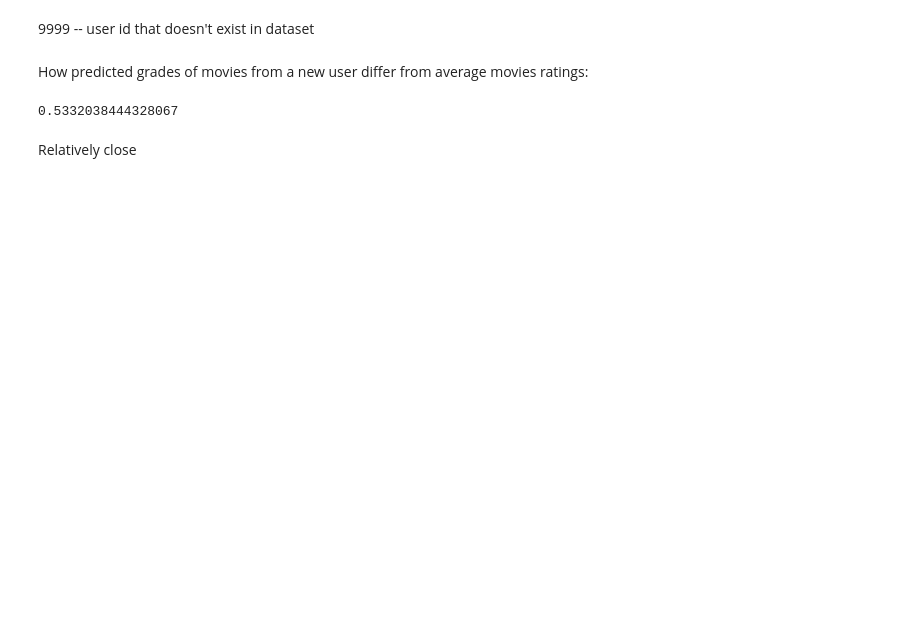
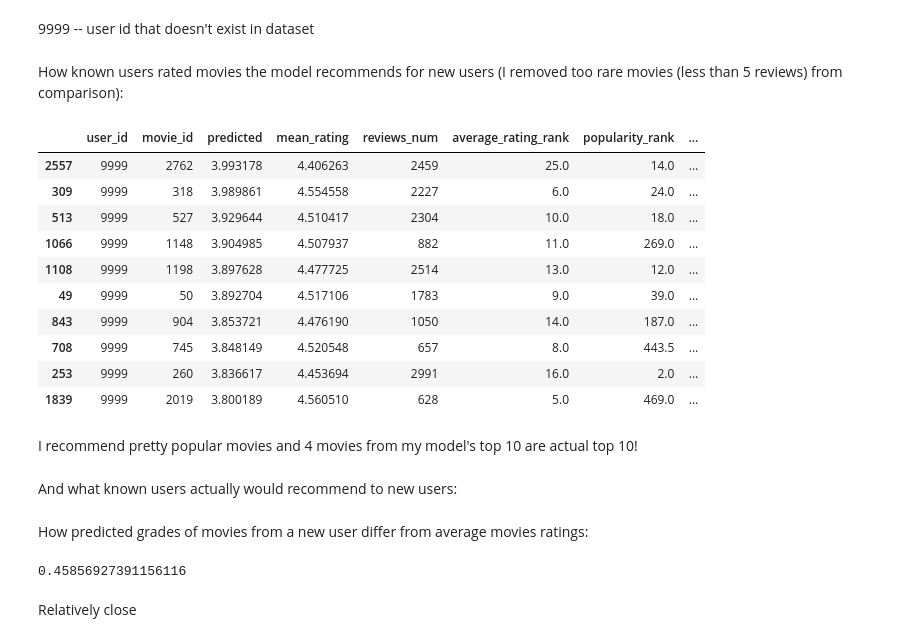
Before and after one commit to maria-khanina/movie_recommender, a Jupyter notebook: logic/factorization_machine.ipynb, the cells around one changed output. Cells and saved outputs as stored; diff of their text form; code cells hidden in the pictures; blank space fills up the shorter version.

Commit message:
Fix the new-user recommendation check

```diff
--- a/logic/factorization_machine.ipynb
+++ b/logic/factorization_machine.ipynb
@@ -631,3 +634,24 @@ root_mean_squared_error(y_test, test_pred)
+# %%
+average_ratings = ratings_df.groupby("movie_id", as_index=False).agg({
+    "rating": ["mean", "count"]
+})
+# %%
+average_ratings.columns = ["movie_id", "mean_rating", "reviews_num"]
+# %%
+basic_transformer = ColumnTransformer(
+    transformers=[
+        (
+            "encode_id",
+            OneHotEncoder(
+                categories=[all_users, all_movies],
+                handle_unknown="ignore",
+                min_frequency=5,
+            ),
+            ["user_id", "movie_id"],
+        ),
+    ],
+    remainder="drop",
+)
 # %% [markdown]
 Fitting model on all the existing data:
 # %%
@@ -648,13 +674,37 @@ new_user_df = pd.DataFrame({
 }).sort_values(by="movie_id")
 # %%
 encoded_new_user_df = basic_transformer.transform(new_user_df)
-new_user_predictions = fm.predict(encoded_new_user_df)
-avg_ratings = ratings_df.groupby("movie_id")["rating"].mean()
+new_user_df["predicted"] = fm.predict(encoded_new_user_df)
+compare_df = new_user_df.merge(average_ratings, on="movie_id")
+compare_df = compare_df[compare_df["reviews_num"] >= 5]
+compare_df["average_rating_rank"] = compare_df["mean_rating"].rank(ascending=False)
+compare_df["popularity_rank"] = compare_df["reviews_num"].rank(ascending=False)
+compare_df["predicted_rank"] = compare_df["predicted"].rank(ascending=False)
+# %% [markdown]
+How known users rated movies the model recommends for new users (I removed too rare movies (less than 5 reviews) from comparison):
+# %%
+compare_df.sort_values(by="predicted", ascending=False).head(10)
+# %% [output]
+|  | user_id | movie_id | predicted | mean_rating | reviews_num | average_rating_rank | popularity_rank | ... |
+| 2557 | 9999 | 2762 | 3.993178 | 4.406263 | 2459 | 25.0 | 14.0 | ... |
+| 309 | 9999 | 318 | 3.989861 | 4.554558 | 2227 | 6.0 | 24.0 | ... |
+| 513 | 9999 | 527 | 3.929644 | 4.510417 | 2304 | 10.0 | 18.0 | ... |
+| 1066 | 9999 | 1148 | 3.904985 | 4.507937 | 882 | 11.0 | 269.0 | ... |
+| 1108 | 9999 | 1198 | 3.897628 | 4.477725 | 2514 | 13.0 | 12.0 | ... |
+| 49 | 9999 | 50 | 3.892704 | 4.517106 | 1783 | 9.0 | 39.0 | ... |
+| 843 | 9999 | 904 | 3.853721 | 4.476190 | 1050 | 14.0 | 187.0 | ... |
+| 708 | 9999 | 745 | 3.848149 | 4.520548 | 657 | 8.0 | 443.5 | ... |
+| 253 | 9999 | 260 | 3.836617 | 4.453694 | 2991 | 16.0 | 2.0 | ... |
+| 1839 | 9999 | 2019 | 3.800189 | 4.560510 | 628 | 5.0 | 469.0 | ... |
+# %% [markdown]
+I recommend pretty popular movies and 4 movies from my model's top 10 are actual top 10!
+# %% [markdown]
+And what known users actually would recommend to new users:
 # %% [markdown]
 How predicted grades of movies from a new user differ from average movies ratings:
 # %%
-root_mean_squared_error(avg_ratings, new_user_predictions)
+root_mean_squared_error(compare_df["mean_rating"], compare_df["predicted"])
 # %% [output]
-0.5332038444328067
+0.45856927391156116
 # %% [markdown]
 Relatively close
```
Also changed, not shown: parts of 8 cells of this notebook.
